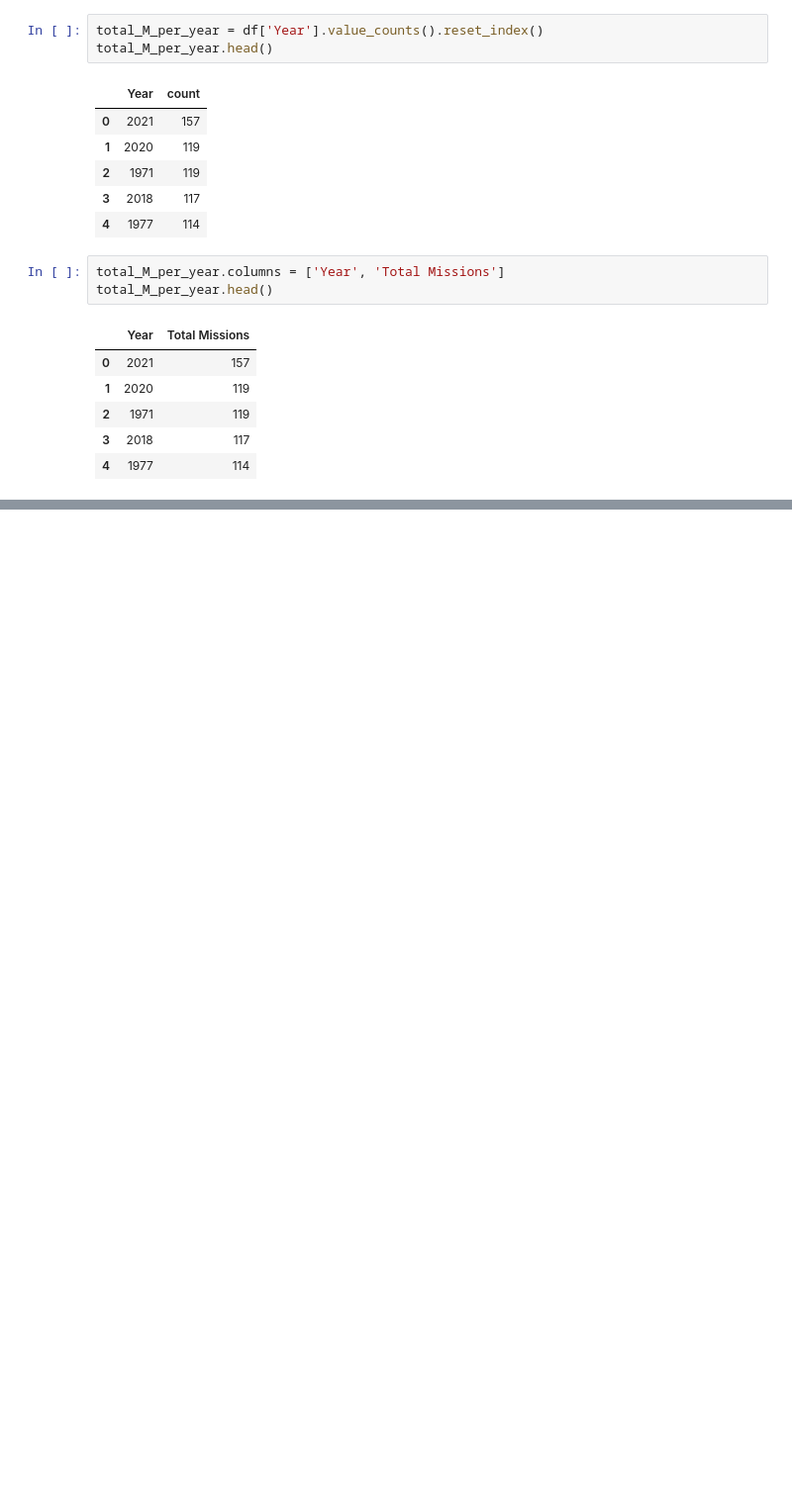
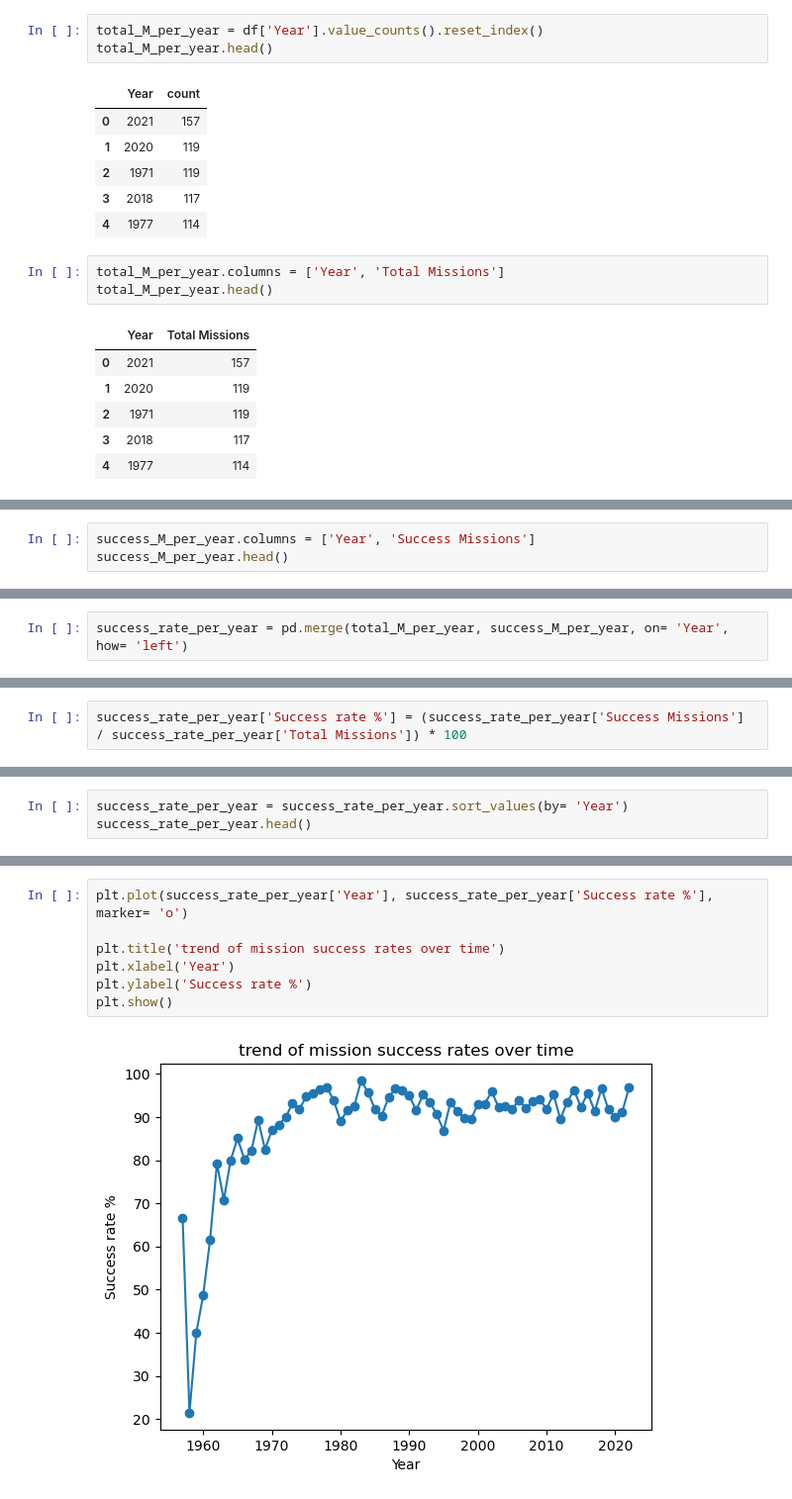
Before and after one commit to imamahasane/Space-Missions, a Jupyter notebook: Space-Missions.ipynb, the cells around one changed output, grey strips where cells are left out. Shown at 99% size. Saved outputs shown, nothing was run; the diff lists cells and outputs as text; blank space fills up the shorter version.

Commit message:
Space Missions Q1 - Q8

```diff
--- a/Space-Missions.ipynb
+++ b/Space-Missions.ipynb
@@ -380,0 +353,3 @@ total_M_per_year.head()
+# %%
+success_M_per_year.columns = ['Year', 'Success Missions']
+success_M_per_year.head()
@@ -380,0 +363,2 @@ total_M_per_year.head()
+# %%
+success_rate_per_year = pd.merge(total_M_per_year, success_M_per_year, on= 'Year', how= 'left')
@@ -380,0 +374,2 @@ total_M_per_year.head()
+# %%
+success_rate_per_year['Success rate %'] = (success_rate_per_year['Success Missions'] / success_rate_per_year['Total Missions']) * 100
@@ -380,0 +385,3 @@ total_M_per_year.head()
+# %%
+success_rate_per_year = success_rate_per_year.sort_values(by= 'Year')
+success_rate_per_year.head()
@@ -380,0 +395,9 @@ total_M_per_year.head()
+# %%
+plt.plot(success_rate_per_year['Year'], success_rate_per_year['Success rate %'], marker= 'o')
+
+plt.title('trend of mission success rates over time')
+plt.xlabel('Year')
+plt.ylabel('Success rate %')
+plt.show()
+# %% [output]
+[figure, added]
```
Also changed, not shown: parts of 25 cells of this notebook.
